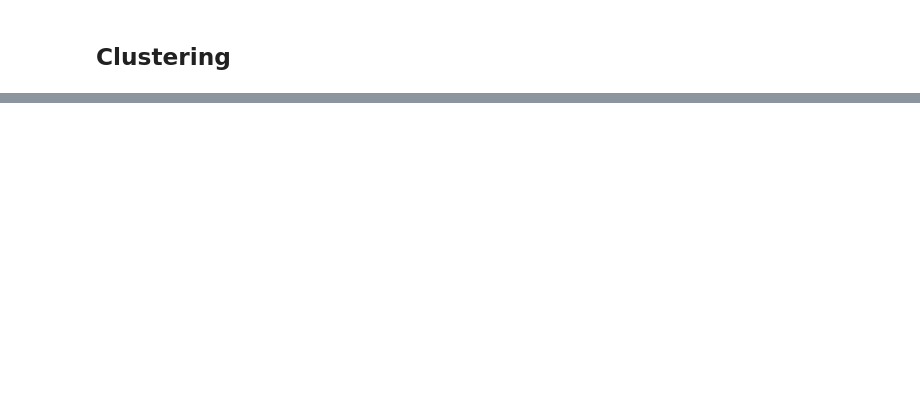
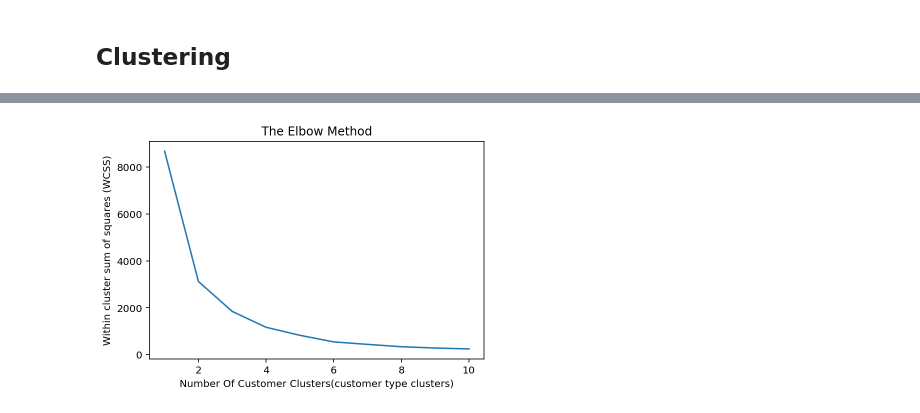
Before and after one commit to scheckley/online-retail, a Jupyter notebook: analysis.ipynb, the cells around one changed output, grey strips where cells are left out. Cells and saved outputs as stored; diff of their text form; code cells hidden in the pictures; blank space fills up the shorter version.

```diff
--- a/analysis.ipynb
+++ b/analysis.ipynb
@@ -541,2 +494,0 @@ type_hash = pd.get_dummies(data=data['Country'])
-# %%
-data = pd.concat([data, type_hash], axis=1)
@@ -559,9 +494,0 @@ Xdata.head()
-# %%
-#http://scikit-learn.org/stable/auto_examples/cluster/plot_kmeans_silhouette_analysis.html
-
-n_clusters = 11
-kmeans = KMeans(init='k-means++', n_clusters = n_clusters, n_init=100, n_jobs=-1)
-kmeans.fit(Xdata[:1000])
-clusters_clients = kmeans.predict(Xdata[:1000])
-silhouette_avg = silhouette_score(Xdata[:1000], clusters_clients)
-print('silhouette score: {:<.3f}'.format(silhouette_avg))
@@ -639,0 +499,4 @@ basket = top_basket.groupby(['InvoiceNo', 'Description'])['Quantity'].sum().unst
+# %%
+data_grouped = data.groupby('CustomerID')
+data_cluster=pd.DataFrame(columns=['Quantity','UnitPrice', 'total_spend', 'country', 'CustomerID'])
+count=0
@@ -639,0 +524,7 @@ basket = top_basket.groupby(['InvoiceNo', 'Description'])['Quantity'].sum().unst
+# %%
+for k,v in (data_grouped):
+    data_cluster.loc[count] = [(v['Quantity'].sum()), v['UnitPrice'].sum(), v['total_spend'].sum(), v['Country'], k]
+    count+=1
+
+# Applying K-Means Clustering Algorithm to quantity, and total spend
+X = data_cluster.iloc[:, [0, 2]].values
@@ -639,0 +540,25 @@ basket = top_basket.groupby(['InvoiceNo', 'Description'])['Quantity'].sum().unst
+# %%
+# Feature Scaling
+from sklearn.preprocessing import StandardScaler
+sc_X = StandardScaler()
+X= sc_X.fit_transform(X)
+#Using the Elbow method to find the optimum number of clusters
+from sklearn.cluster import KMeans
+wcss = [] #Within cluster sum of squers(Inertia)
+
+#n_clusters is no.of clusters given by this method,
+#k-means++ is an random initialization methods for centriods to avoid random intialization trap,
+#max_iter is max no of iterations defined when k-means is running
+#n_init is no of times k-means will run with different initial centroids
+
+for i in range(1,11): #From 2-10 doing multiple random initializations can make a huge difference to find a better local optima
+    kmeans = KMeans(n_clusters = i, init ='k-means++',max_iter=300,n_init=10)
+    kmeans.fit(X)
+    wcss.append(kmeans.inertia_)
+plt.plot(range(1,11) , wcss)
+plt.title('The Elbow Method')
+plt.xlabel('Number Of Customer Clusters(customer type clusters)')
+plt.ylabel('Within cluster sum of squares (WCSS)')
+plt.show()
+# %% [output]
+[figure, added]
```
Also changed, not shown: parts of 75 cells of this notebook.
